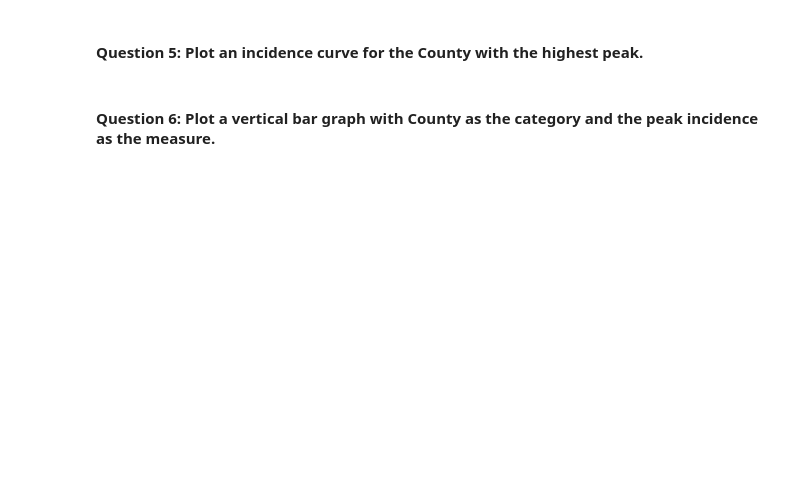
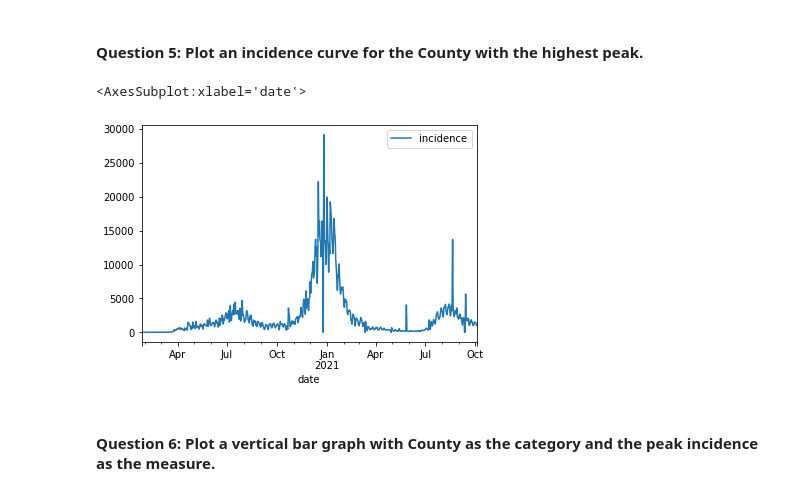
Before and after one commit to CMU-MS-DAS-Modern-Programming-Mini/ClassAssignmentNo4, a Jupyter notebook: US County Data - pandas.ipynb, the cells around one changed output. Saved outputs shown, nothing was run; the diff lists cells and outputs as text; code cells hidden in the pictures; blank space fills up the shorter version.

```diff
--- a/US County Data - pandas.ipynb
+++ b/US County Data - pandas.ipynb
@@ -16,3 +16,8 @@ fips   - The fips code of the county (the first two digits represent the state,
 cases  - The cumulative number of cases at the date in the county
 
 deaths - The cumulative number of deaths in at the date in the county
+# %%
+df = pd.read_csv("us-counties.csv")
+df['date'] = df['date'].apply(pd.to_datetime)
+
+df
@@ -19,2 +38,9 @@ deaths - The cumulative number of deaths in at the date in the county
 # %% [markdown]
 #### Question 1: Produce a DataFrame that contains only the data for the top 10 Counties by total number of cases
+# %%
+wanted_cols = ['date','county','state','fips','cases','deaths']
+grouped_cases = df.groupby(by=['fips'],as_index=False).max().sort_values(by='cases',ascending=False).head(10)
+#top_10_counties = df[df['fips'].isin(grouped_cases['fips'].tolist())]
+top_10_counties = grouped_cases[['fips']].merge(df,how='left',left_on='fips',right_on='fips')[wanted_cols]
+
+top_10_counties
@@ -23,2 +83,16 @@ deaths - The cumulative number of deaths in at the date in the county
 # %% [markdown]
 #### Question 3: Calculate the incidence (the number of new cases per day... i.e. the difference between the cases on a day - the cases on a previous day) for the top 10 Counties.
+# %%
+top_10_county_list = top_10_counties['fips'].drop_duplicates().tolist()
+# sort by date for each county
+for i in range(len(top_10_county_list)):
+    working_df = df[df['fips']==top_10_county_list[i]].sort_values(['date'])[['cases']].diff()
+    working_df.iloc[0,0]=0.0
+    working_df = working_df.rename(columns={'cases': 'incidence'})
+    current_df = df.merge(working_df, how = 'right',left_index=True,right_index=True)[['date','county','fips','incidence']]
+    if (i==0):
+        incidence_df = current_df
+    else:
+        incidence_df = pd.concat([incidence_df,current_df])
+
+incidence_df
@@ -25,2 +113,8 @@ deaths - The cumulative number of deaths in at the date in the county
 # %% [markdown]
 #### Question 4: Calculate the peak incidence for the 10 counties (the day with the highest number of new cases).
+# %%
+wanted_cols = ['date','county','state','fips','incidence']
+incidence_top_10 = incidence_df.groupby(by='fips').max()[['date','incidence']].merge(unique_counties,how='left',left_on='fips',right_on='fips')
+incidence_top_10 = incidence_top_10[wanted_cols].sort_values('incidence',ascending=False)
+
+incidence_top_10
@@ -27,4 +133,12 @@ deaths - The cumulative number of deaths in at the date in the county
 # %% [markdown]
 #### Question 5: Plot an incidence curve for the County with the highest peak.
+# %%
+highest_peak_county=incidence_top_10.iloc[0,3]
+highest_peak_incidences = incidence_df[incidence_df['fips']==highest_peak_county][['date','incidence']]
+
+highest_peak_incidences.plot(x='date',y='incidence')
+# %% [output]
+<AxesSubplot:xlabel='date'>
+[figure, added]
 # %% [markdown]
 #### Question 6: Plot a vertical bar graph with County as the category and the peak incidence as the measure.
```
Also changed, not shown: parts of 7 cells of this notebook.
